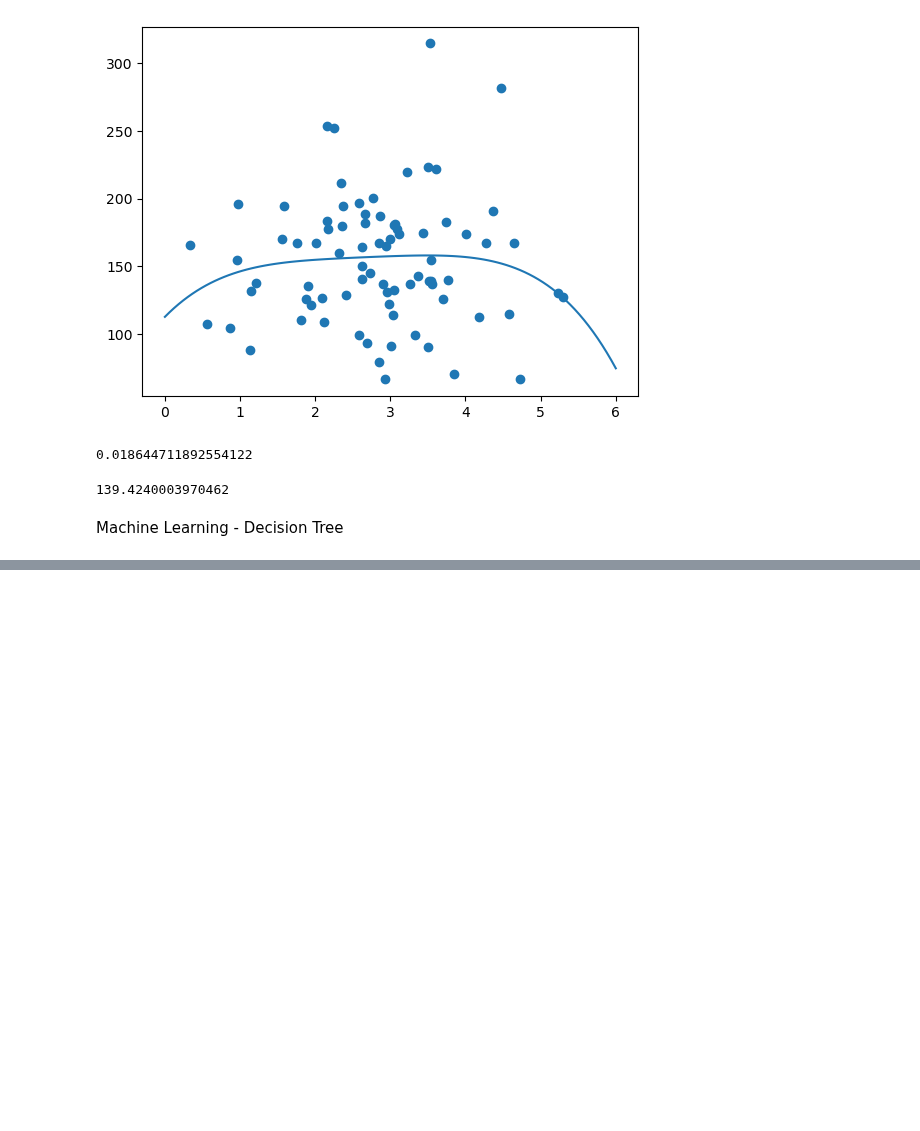
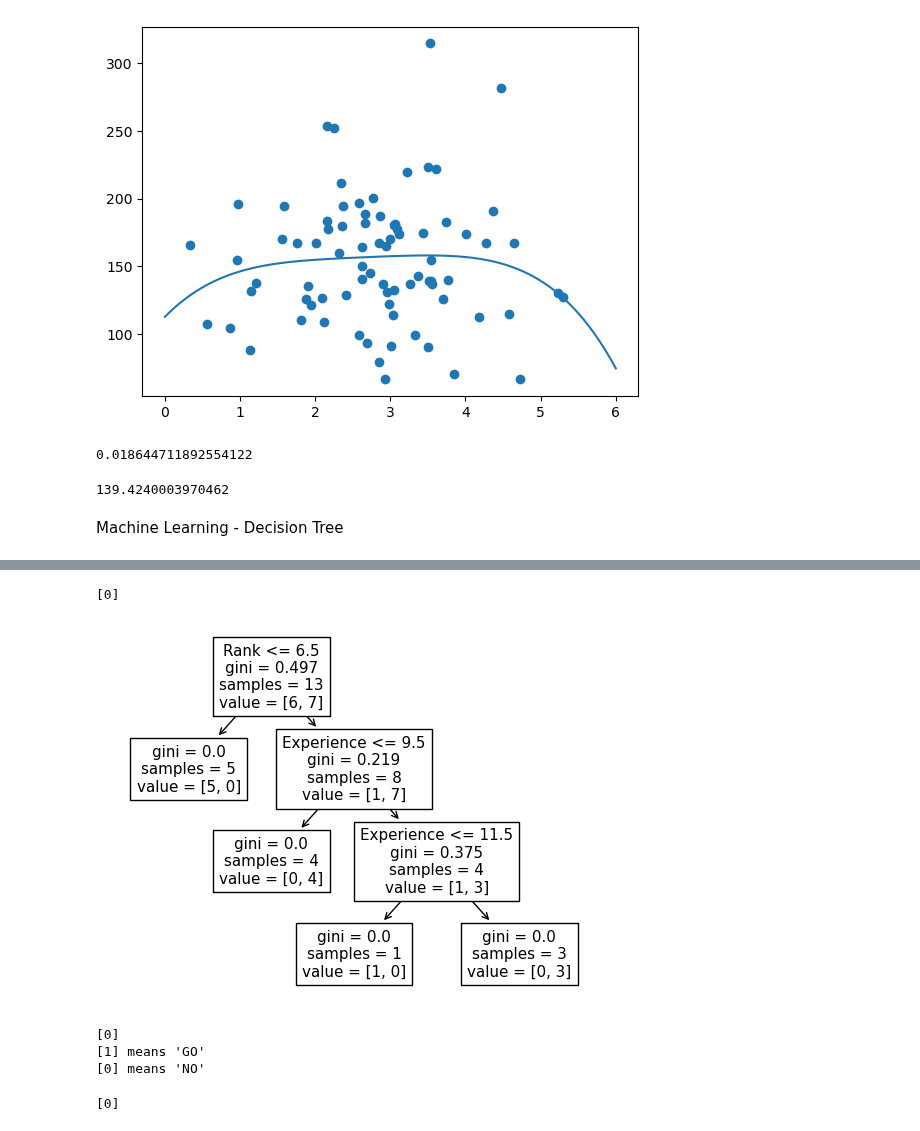
Before and after one commit to martinkilombe/Machine-Learning, a Jupyter notebook: ML intro/W3school.ipynb, the cells around one changed output, grey strips where cells are left out. Drawn from its saved outputs; the diff is of its cells as text; code cells hidden in the pictures; blank space fills up the shorter version.

Commit message:
Drug 200 decision tree

```diff
--- a/ML intro/W3school.ipynb
+++ b/ML intro/W3school.ipynb
@@ -246,0 +280,42 @@ Machine Learning - Decision Tree
+# %%
+#import data
+data_decision = pd.read_csv('D:/GIT1/Machine-Learning/ML intro/decision_tree.csv')
+data_decision
+
+#Create the dictionaries to map non-numerical
+d = {'UK':0,'USA':1,'N':2}
+data_decision['Nationality'] =data_decision['Nationality'].map(d)
+
+d ={'YES':1, 'NO':0}
+data_decision['Go'] =data_decision['Go'].map(d)
+
+#create list of features from our variables
+features = ['Age', 'Experience', 'Rank', 'Nationality']
+
+#Assign the features to X and y
+X =data_decision[features]
+y = data_decision['Go']
+
+#fit the decision tree
+dtree =  DecisionTreeClassifier()
+dtree = dtree.fit(X,y)
+
+#plot the decision tree
+tree.plot_tree(dtree, feature_names=features)
+
+#predicting the values -- age 40 , experience - 10, rank -7 and nationality (usa)- 1
+print(dtree.predict([[40,10,7,1]]))
+# %% [output]
+[0]
+[figure, added]
+# %%
+#predicting the values -- age 40 , experience - 10, rank -7 and nationality (usa)- 1
+print(dtree.predict([[40,10,7,1]]))
+# %% [output]
+[0]
+[1] means 'GO'
+[0] means 'NO'
+# %%
+print(dtree.predict([[40, 10, 6, 1]]))
+# %% [output]
+[0]
```
Also changed, not shown: parts of 8 cells of this notebook, 1 other file.
